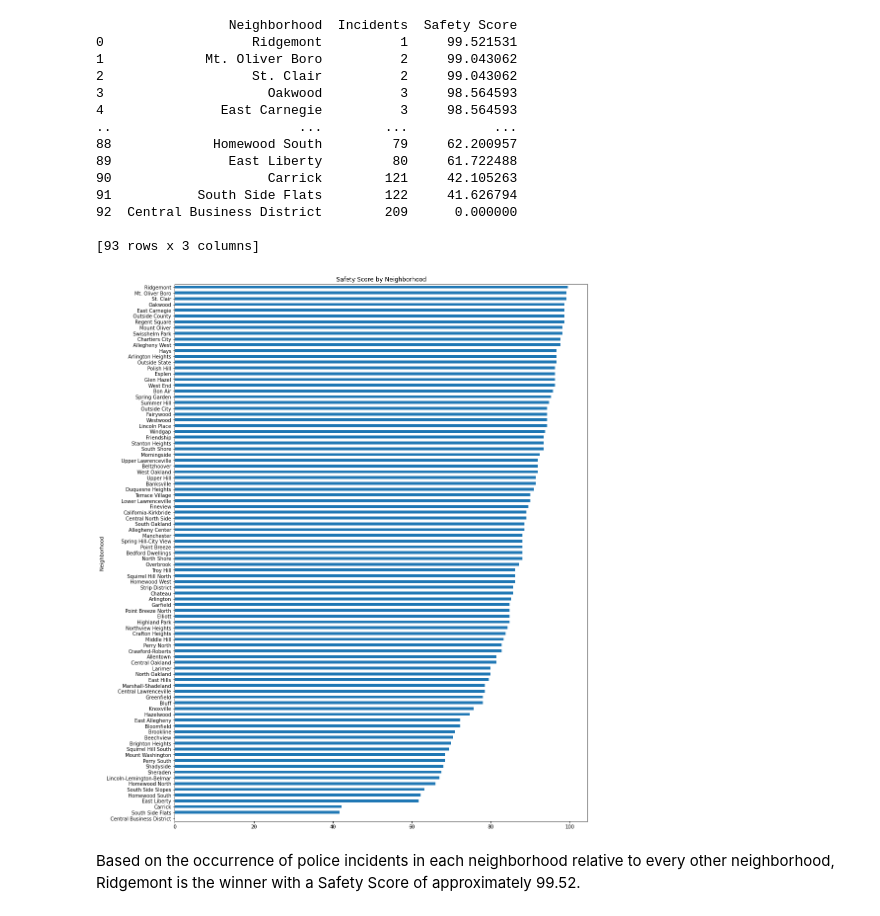
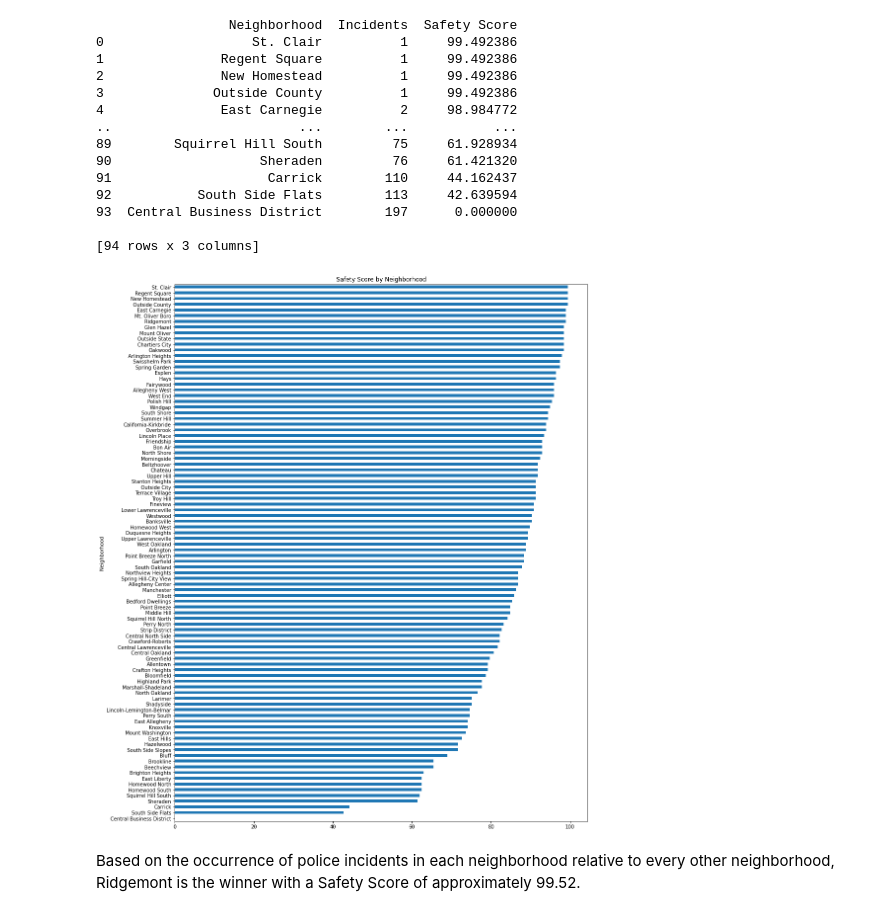
Before and after one commit to jsegebart24/Pitt-Trash-Can, a Jupyter notebook: gad51_work.ipynb, the cells around one changed output. Cells and saved outputs as stored; diff of their text form; code cells hidden in the pictures.

```diff
--- a/gad51_work.ipynb
+++ b/gad51_work.ipynb
@@ -3,7 +3,7 @@ import pandas as pd
 import numpy as np
 
 # Parse CSV file
-blotter_pandas = pd.read_csv("police-blotter.csv")
+blotter_pandas = pd.read_csv("https://data.wprdc.org/datastore/dump/1797ead8-8262-41cc-9099-cbc8a161924b")
 
 # Set default values for max and min incidents
 min = 50
@@ -30,44 +30,44 @@ for i in range(len(blotter_pandas.index)):
 # Create new lists for each of the three dataframe columns
 colOne = []
 colTwo = []
 colThree = []
 
 for i in new_dict:
 # Iterate through the dictionary and populate each list with the appropriate data
     colOne.append(i)
     colTwo.append(new_dict[i])
 # This line calculates Safety Score based on the given neighborhood's incident count and the maximum incident count
     colThree.append(100 - (100 * (new_dict[i] / max)))
 
 # Generate data with column names and lists
 data = {'Neighborhood': colOne,
         'Incidents': colTwo,
         'Safety Score': colThree
         }
 
 # Create dataframe, sort rows by Safety Score descending, then reset the index
 dataframe = pd.DataFrame(data)
 dataframe = dataframe.sort_values(by=['Safety Score'], ascending=False)
 dataframe = dataframe.reset_index(drop=True)
 
 # Print the dataframe contents and plot the pertinent data
 print(dataframe)
 dataframe.loc[:, ['Neighborhood', 'Safety Score']].plot(kind='barh', figsize=(15,20), x='Neighborhood', title='Safety Score by Neighborhood', legend=False).invert_yaxis()
 # %% [output]
                  Neighborhood  Incidents  Safety Score
-0                   Ridgemont          1     99.521531
-1             Mt. Oliver Boro          2     99.043062
-2                   St. Clair          2     99.043062
-3                     Oakwood          3     98.564593
-4               East Carnegie          3     98.564593
+0                   St. Clair          1     99.492386
+1               Regent Square          1     99.492386
+2               New Homestead          1     99.492386
+3              Outside County          1     99.492386
+4               East Carnegie          2     98.984772
 ..                        ...        ...           ...
-88             Homewood South         79     62.200957
-89               East Liberty         80     61.722488
-90                    Carrick        121     42.105263
-91           South Side Flats        122     41.626794
-92  Central Business District        209      0.000000
+89        Squirrel Hill South         75     61.928934
+90                   Sheraden         76     61.421320
+91                    Carrick        110     44.162437
+92           South Side Flats        113     42.639594
+93  Central Business District        197      0.000000
 
-[93 rows x 3 columns]
+[94 rows x 3 columns]
-[figure, old version]
+[figure, new version]
 # %% [markdown]
 Based on the occurrence of police incidents in each neighborhood relative to every other neighborhood, Ridgemont is the winner with a Safety Score of approximately 99.52.
```
Also changed, not shown: 3 other files.
